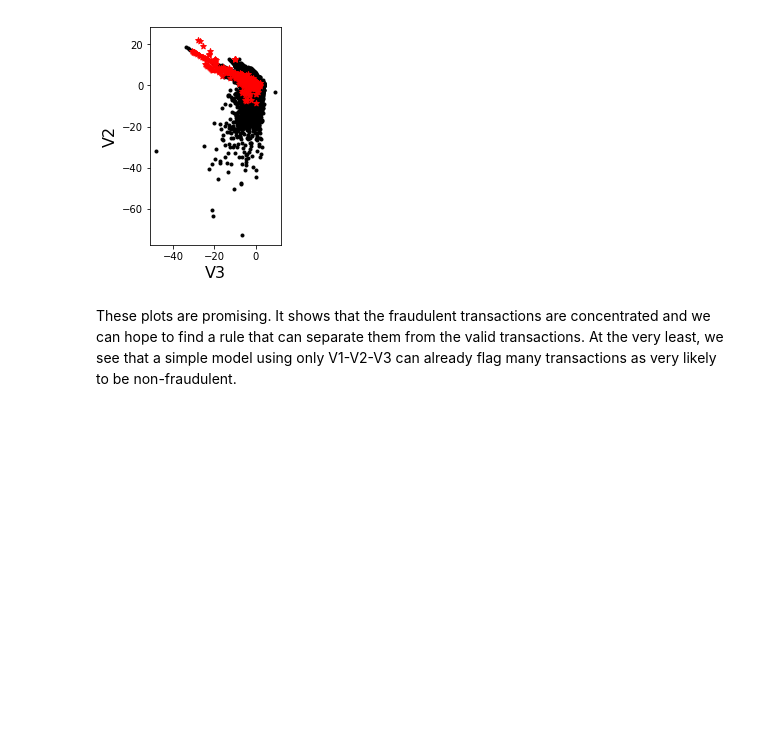
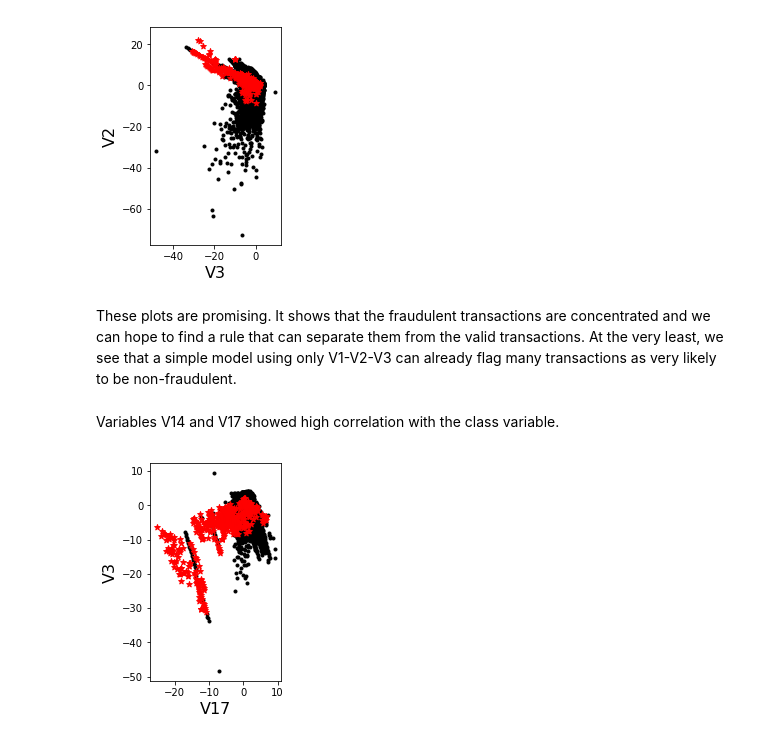
Before and after one commit to tiagobbatalhao/credit_card_fraud, a Jupyter notebook: CreditCardFraud.ipynb, the cells around one changed output. Cells and saved outputs as stored; diff of their text form; code cells hidden in the pictures; blank space fills up the shorter version.

```diff
--- a/CreditCardFraud.ipynb
+++ b/CreditCardFraud.ipynb
@@ -93,7 +101,7 @@ print(variances/total_variance)
 # Data visualization
 Since the data is already in PCA form, I can visualize them two-at-a-time.
 # %%
-def Data_Visualization(dataset,variableX,variableY):
+def Data_Visualization(dataset,variableX,variableY,equal=True):
     dataset_valid = dataset[dataset['Class']==0]
     dataset_fraud = dataset[dataset['Class']==1]
     data_x_valid = dataset_valid[variableX]
@@ -101,7 +109,10 @@ def Data_Visualization(dataset,variableX,variableY):
     data_x_fraud = dataset_fraud[variableX]
     data_y_fraud = dataset_fraud[variableY]
     fig = py.figure()
-    ax = fig.add_subplot(111,aspect='equal')
+    if equal:
+        ax = fig.add_subplot(111,aspect='equal')
+    else:
+        ax = fig.add_subplot(111)
     ax.scatter(data_x_valid,data_y_valid,marker='.',color='k',label='Valid')
     ax.scatter(data_x_fraud,data_y_fraud,marker='*',color='r',label='Fraud')
     ax.set_xlabel(variableX,fontsize=16)
@@ -121,3 +132,9 @@ fig,ax = Data_Visualization(dataset,'V3','V2')
 [figure]
 # %% [markdown]
 These plots are promising. It shows that the fraudulent transactions are concentrated and we can hope to find a rule that can separate them from the valid transactions. At the very least, we see that a simple model using only V1-V2-V3 can already flag many transactions as very likely to be non-fraudulent.
+# %% [markdown]
+Variables V14 and V17 showed high correlation with the class variable.
+# %%
+fig,ax = Data_Visualization(dataset,'V17','V3')
+# %% [output]
+[figure, added]
```
Also changed, not shown: parts of 28 cells of this notebook.
